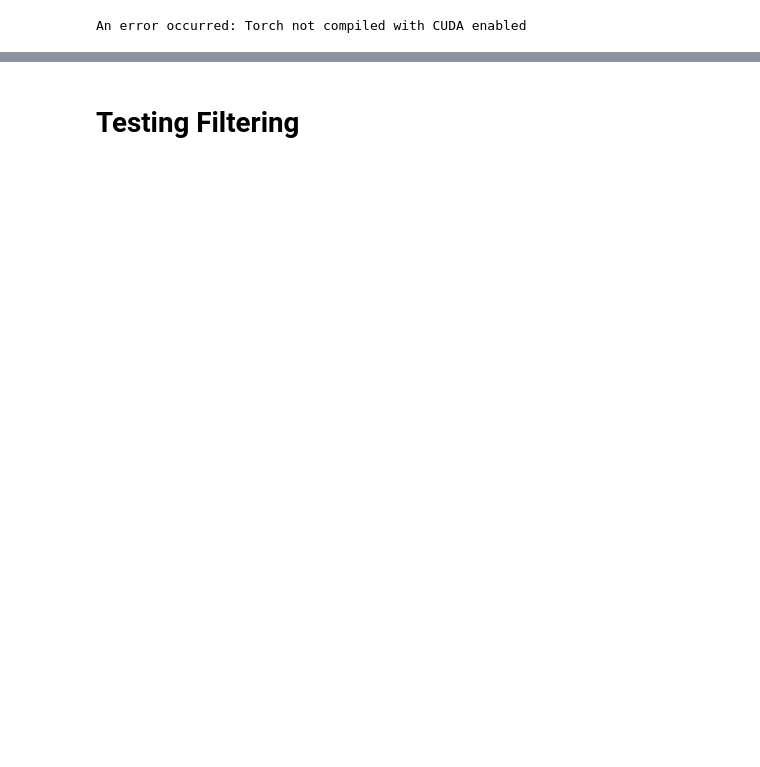
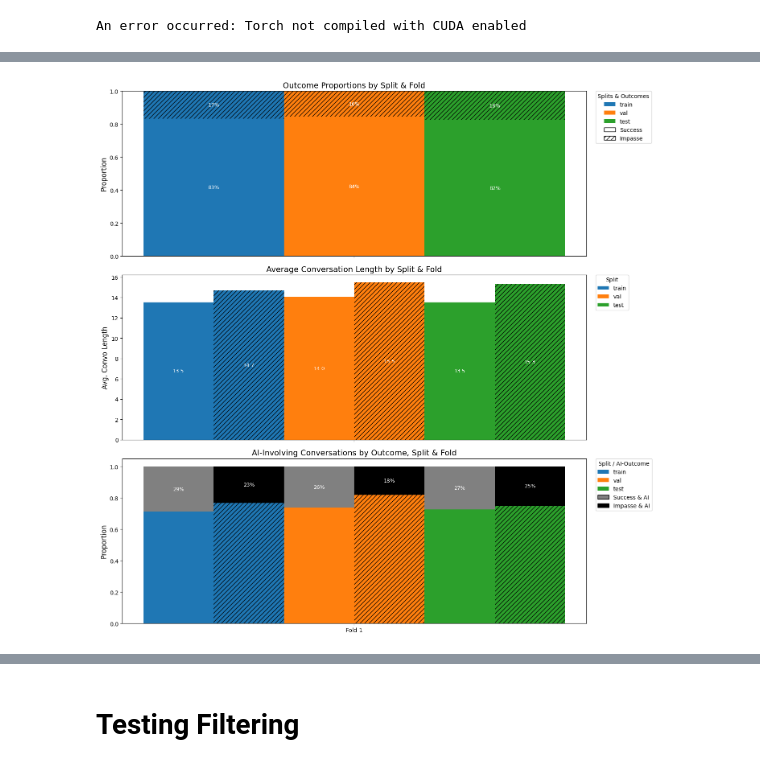
Before and after one commit to mishkin101/CRAFT_Disputes, a Jupyter notebook: src/notebooks/fine-tuning_testing.ipynb, the cells around one changed output, grey strips where cells are left out. Drawn from its saved outputs; the diff is of its cells as text; code cells hidden in the pictures; blank space fills up the shorter version.

```diff
--- a/src/notebooks/fine-tuning_testing.ipynb
+++ b/src/notebooks/fine-tuning_testing.ipynb
@@ -29,0 +163,86 @@ FileNotFoundError: [Errno 2] No such file or directory: '/Users/mishkin/Desktop/
+# %%
+def createTrainValSplit(convo_df_train, imbalance_handling):
+    convo_ids    = np.array(convo_df_train.index.tolist())
+    convo_labels = convo_df_train[f"meta.{label_metadata}"].astype(int).values
+    folds = []
+    if k_folds > 1:
+        if imbalance_handling == "stratified":
+            skf = StratifiedKFold(n_splits=k_folds, shuffle=True, random_state=random_seed)
+            for train_idx, val_idx in skf.split(convo_ids, convo_labels):
+                train_ids = convo_ids[train_idx]
+                val_ids   = convo_ids[val_idx]
+                folds.append((train_ids, val_ids))
+            return folds
+        if imbalance_handling == "downsampling":
+            kf = KFold(n_splits=k_folds, shuffle = True, random_state = random_seed)
+            for train_idx, val_idx in kf.split(convo_ids, convo_labels):
+                train_ids = convo_ids[train_idx]
+                train_ids_down = downsample(convo_df_train, train_ids)
+                val_ids   = convo_ids[val_idx]
+                folds.append((train_ids_down, val_ids))
+                before_counts = convo_df_train.loc[train_ids, f"meta.{label_metadata}"].value_counts()
+                after_counts  = pd.Series(train_ids_down).map(convo_df_train[f"meta.{label_metadata}"].to_dict()).value_counts()
+                print("Before:", before_counts.to_dict())
+                print(" After:", after_counts.to_dict())
+            return folds
+        else:
+            kf = KFold(n_splits=k_folds, shuffle = True, random_state = random_seed)
+            for train_idx, val_idx in kf.split(convo_ids, convo_labels):
+                train_ids = convo_ids[train_idx]
+                val_ids   = convo_ids[val_idx]
+                folds.append((train_ids, val_ids))
+            return folds
+    else:
+        test_size = val_size
+        if imbalance_handling == "downsampling":
+            train_ids, val_ids, *_ = train_test_split(convo_ids, convo_labels,test_size=test_size, random_state=random_seed)
+            train_ids_down = downsample(convo_df_train, train_ids)
+            folds.append((train_ids_down, val_ids))
+            before_counts = convo_df_train.loc[train_ids, f"meta.{label_metadata}"].value_counts()
+            after_counts  = pd.Series(train_ids_down).map(convo_df_train[f"meta.{label_metadata}"].to_dict()).value_counts()
+            print("Before:", before_counts.to_dict())
+            print(" After:", after_counts.to_dict())
+            return folds
+        if imbalance_handling == "stratified":
+            train_ids, val_ids, *_ = train_test_split( convo_ids, convo_labels, test_size= test_size, stratify=convo_labels, random_state=random_seed)
+            folds.append((train_ids, val_ids))
+            return folds
+        else:
+            train_ids, val_ids, *_ = train_test_split( convo_ids, convo_labels, test_size= test_size,  random_state=random_seed)
+            folds.append((train_ids, val_ids))
+            return folds
+
+
+def testsplit(h):
+    imbalance_handling = h
+    convo_df= kodis_corpus.get_conversations_dataframe()
+    utt_df = kodis_corpus.get_utterances_dataframe()
+    X_train, X_test, y_train, y_test = createTrainTestSplit(convo_df)
+    convo_train = convo_df.loc[X_train]
+    train_val_id_list = createTrainValSplit(convo_train, imbalance_handling)
+    data_folds=[]
+    for fold, pair in enumerate(train_val_id_list, start=1):
+        convo_dataframe_fold = assignSplit(convo_df, train_ids=pair[0], val_ids=pair[1], test_ids= X_test)
+        convo_dataframe_fold = assignSplit(convo_df, train_ids=pair[0], val_ids=pair[1], test_ids= X_test)
+        data_folds.append(convo_dataframe_fold)
+
+    plot_fold_summary_with_ai(
+        data_folds,
+        split_col="meta.split",
+        outcome_col="meta.provided_outcome",
+        length_col="meta.convo_len",
+        preferred_splits=("train","val","test")
+    )
+
+for h in ["none","stratified", "downsampling"]:
+    config.imbalance_handling = h
+    config.random_seed= 205
+    config.k_folds= 1
+    importlib.reload(data)
+    importlib.reload(plotting)
+    from model.data import assignSplit, createTrainTestSplit, downsample, train_test_split, StratifiedKFold, KFold
+    from utils.plotting_utils import plot_fold_summary_with_ai
+    from model.config import *
+    print(f"=== Testing imbalance_handling={h} ===")
+    testsplit(h)
+# %% [output]
@@ -29,0 +250 @@ FileNotFoundError: [Errno 2] No such file or directory: '/Users/mishkin/Desktop/
+[figure, added]
```
Also changed, not shown: parts of 22 cells of this notebook, 10 other files.
